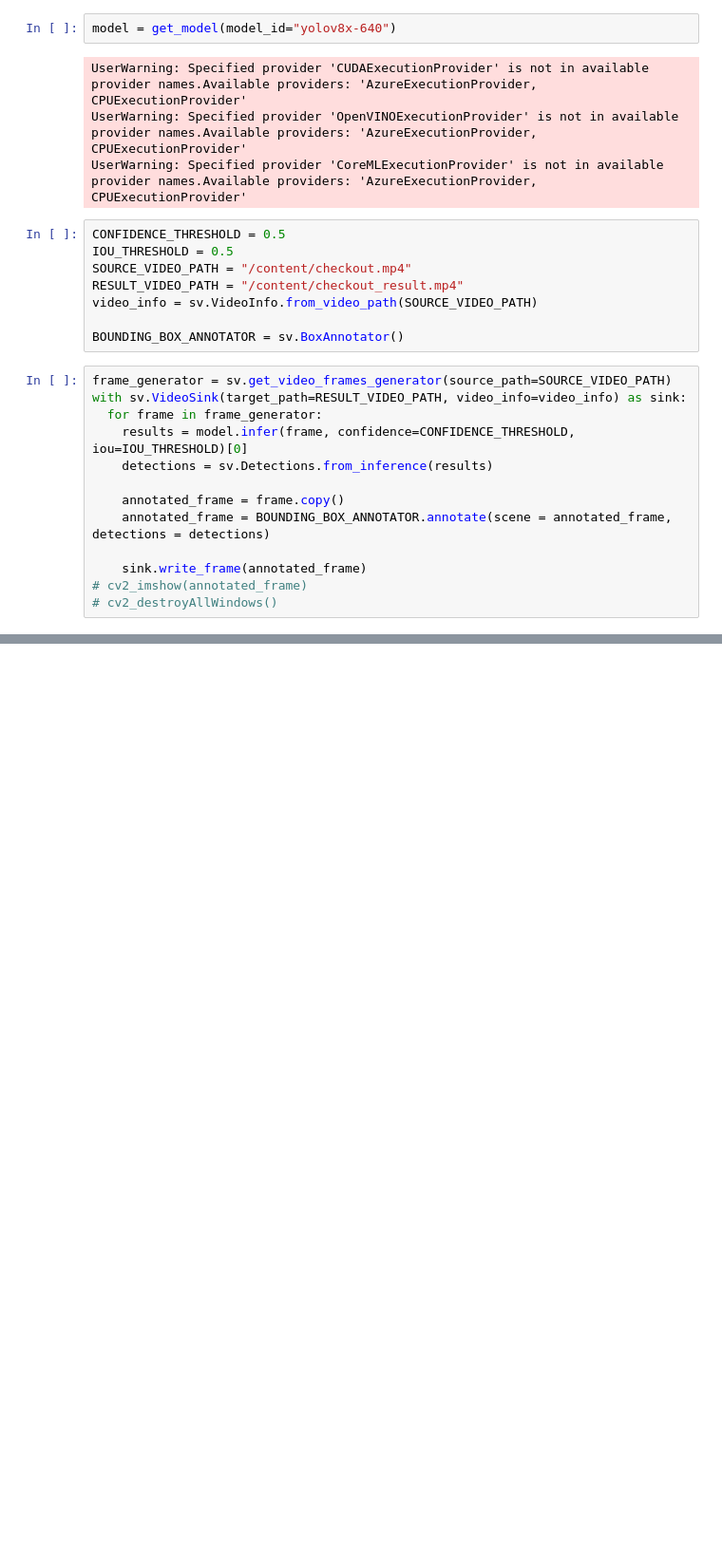
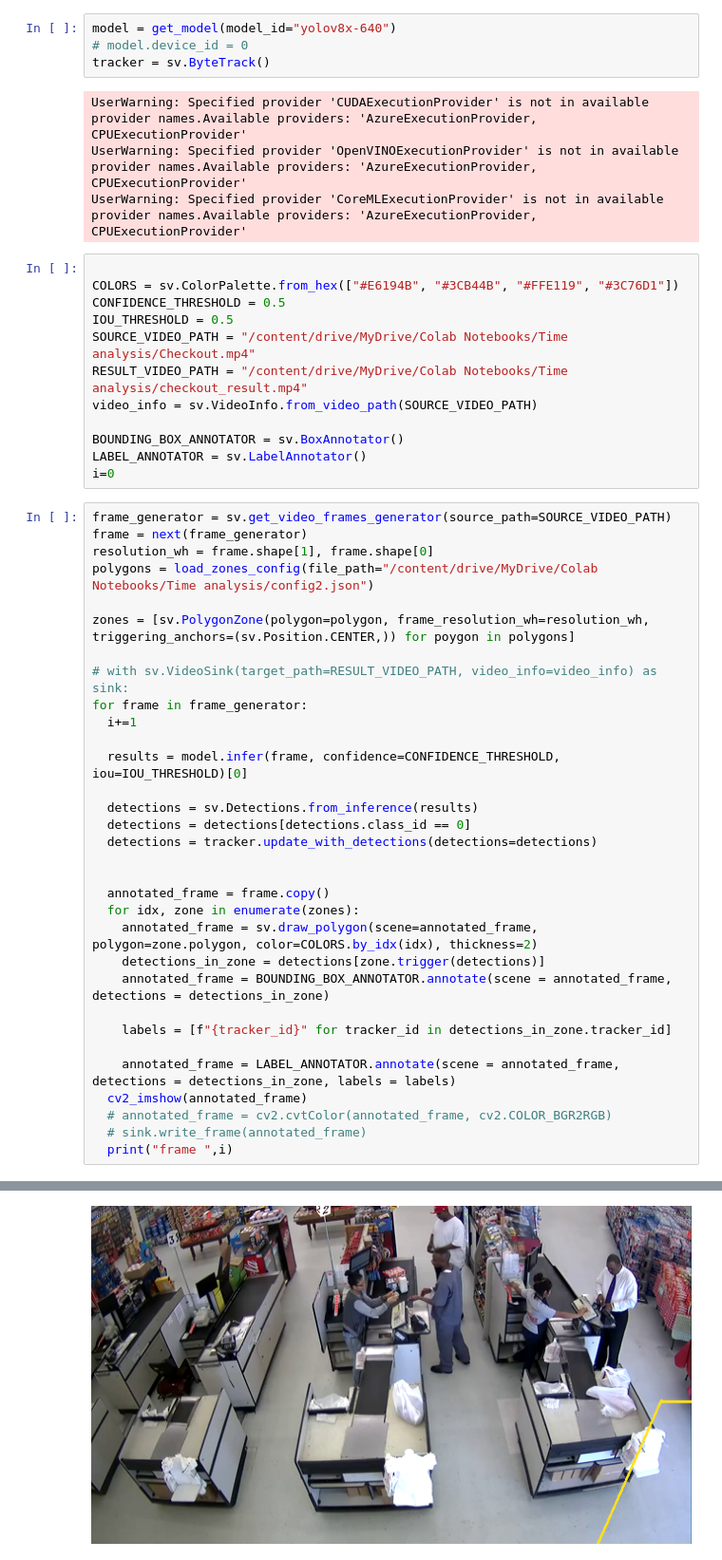
Before and after one commit to VishnuRathore98/Machine_Learning, a Jupyter notebook: Dwell_Time_Analysis_with_Computer_Vision_Real_Time_Stream_Processing.ipynb, the cells around one changed output, grey strips where cells are left out. Shown at 95% size. Cells and saved outputs as stored; diff of their text form; blank space fills up the shorter version.

Commit message:
Detections in bounding boxes.

```diff
--- a/Dwell_Time_Analysis_with_Computer_Vision_Real_Time_Stream_Processing.ipynb
+++ b/Dwell_Time_Analysis_with_Computer_Vision_Real_Time_Stream_Processing.ipynb
@@ -49,28 +52,54 @@ class ClockBasedTimer:
     return np.array(times)
 # %%
 model = get_model(model_id="yolov8x-640")
+# model.device_id = 0
+tracker = sv.ByteTrack()
 # %% [output]
 UserWarning: Specified provider 'CUDAExecutionProvider' is not in available provider names.Available providers: 'AzureExecutionProvider, CPUExecutionProvider'
 UserWarning: Specified provider 'OpenVINOExecutionProvider' is not in available provider names.Available providers: 'AzureExecutionProvider, CPUExecutionProvider'
 UserWarning: Specified provider 'CoreMLExecutionProvider' is not in available provider names.Available providers: 'AzureExecutionProvider, CPUExecutionProvider'
 # %%
+
+COLORS = sv.ColorPalette.from_hex(["#E6194B", "#3CB44B", "#FFE119", "#3C76D1"])
 CONFIDENCE_THRESHOLD = 0.5
 IOU_THRESHOLD = 0.5
-SOURCE_VIDEO_PATH = "/content/checkout.mp4"
-RESULT_VIDEO_PATH = "/content/checkout_result.mp4"
+SOURCE_VIDEO_PATH = "/content/drive/MyDrive/Colab Notebooks/Time analysis/Checkout.mp4"
+RESULT_VIDEO_PATH = "/content/drive/MyDrive/Colab Notebooks/Time analysis/checkout_result.mp4"
 video_info = sv.VideoInfo.from_video_path(SOURCE_VIDEO_PATH)
 
 BOUNDING_BOX_ANNOTATOR = sv.BoxAnnotator()
+LABEL_ANNOTATOR = sv.LabelAnnotator()
+i=0
 # %%
 frame_generator = sv.get_video_frames_generator(source_path=SOURCE_VIDEO_PATH)
-with sv.VideoSink(target_path=RESULT_VIDEO_PATH, video_info=video_info) as sink:
-  for frame in frame_generator:
-    results = model.infer(frame, confidence=CONFIDENCE_THRESHOLD, iou=IOU_THRESHOLD)[0]
-    detections = sv.Detections.from_inference(results)
+frame = next(frame_generator)
+resolution_wh = frame.shape[1], frame.shape[0]
+polygons = load_zones_config(file_path="/content/drive/MyDrive/Colab Notebooks/Time analysis/config2.json")
 
-    annotated_frame = frame.copy()
-    annotated_frame = BOUNDING_BOX_ANNOTATOR.annotate(scene = annotated_frame, detections = detections)
+zones = [sv.PolygonZone(polygon=polygon, frame_resolution_wh=resolution_wh, triggering_anchors=(sv.Position.CENTER,)) for poygon in polygons]
 
-    sink.write_frame(annotated_frame)
-# cv2_imshow(annotated_frame)
-# cv2_destroyAllWindows()
+# with sv.VideoSink(target_path=RESULT_VIDEO_PATH, video_info=video_info) as sink:
+for frame in frame_generator:
+  i+=1
+
+  results = model.infer(frame, confidence=CONFIDENCE_THRESHOLD, iou=IOU_THRESHOLD)[0]
+
+  detections = sv.Detections.from_inference(results)
+  detections = detections[detections.class_id == 0]
+  detections = tracker.update_with_detections(detections=detections)
+
+
+  annotated_frame = frame.copy()
+  for idx, zone in enumerate(zones):
+    annotated_frame = sv.draw_polygon(scene=annotated_frame, polygon=zone.polygon, color=COLORS.by_idx(idx), thickness=2)
+    detections_in_zone = detections[zone.trigger(detections)]
+    annotated_frame = BOUNDING_BOX_ANNOTATOR.annotate(scene = annotated_frame, detections = detections_in_zone)
+
+    labels = [f"{tracker_id}" for tracker_id in detections_in_zone.tracker_id]
+
+    annotated_frame = LABEL_ANNOTATOR.annotate(scene = annotated_frame, detections = detections_in_zone, labels = labels)
+  cv2_imshow(annotated_frame)
+  # annotated_frame = cv2.cvtColor(annotated_frame, cv2.COLOR_BGR2RGB)
+  # sink.write_frame(annotated_frame)
+  print("frame ",i)
+# %% [output]
@@ -76,0 +109 @@ with sv.VideoSink(target_path=RESULT_VIDEO_PATH, video_info=video_info) as sink:
+[figure, added]
```
Also changed, not shown: parts of 3 cells of this notebook.
